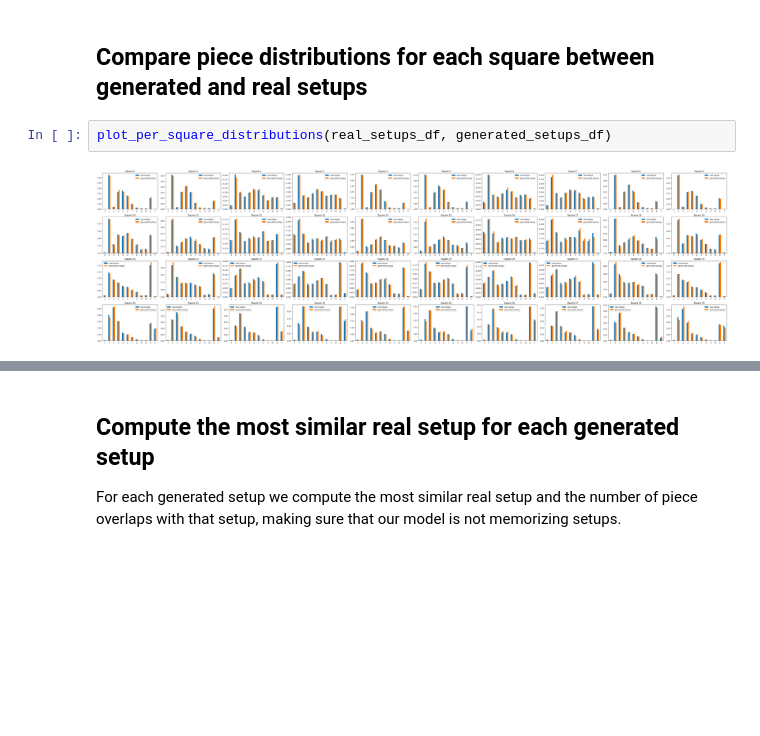
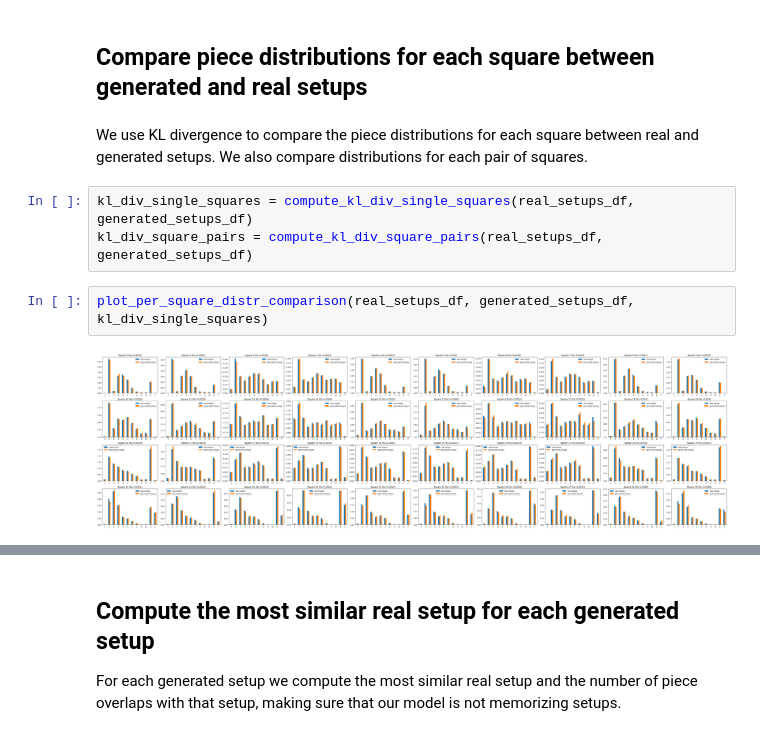
Before and after one commit to angelosmar1/stratego-setup-generator, a Jupyter notebook: notebooks/lstm_evaluation.ipynb, the cells around one changed output, grey strips where cells are left out. Drawn from its saved outputs; the diff is of its cells as text; blank space fills up the shorter version.

Commit message:
added kl divergence computation

```diff
--- a/notebooks/lstm_evaluation.ipynb
+++ b/notebooks/lstm_evaluation.ipynb
@@ -43,7 +44,13 @@ plot_setups(generated_setups[:9], num_columns=3, tile_size=0.5)
 [figure]
 # %% [markdown]
 ## Compare piece distributions for each square between generated and real setups
+# %% [markdown]
+We use KL divergence to compare the piece distributions for each square between real and generated setups.
+We also compare distributions for each pair of squares.
+# %%
+kl_div_single_squares = compute_kl_div_single_squares(real_setups_df, generated_setups_df)
+kl_div_square_pairs = compute_kl_div_square_pairs(real_setups_df, generated_setups_df)
 # %%
-plot_per_square_distributions(real_setups_df, generated_setups_df)
+plot_per_square_distr_comparison(real_setups_df, generated_setups_df, kl_div_single_squares)
 # %% [output]
-[figure, old version]
+[figure, new version]
```
Also changed, not shown: parts of 2 cells of this notebook, 2 other files.
